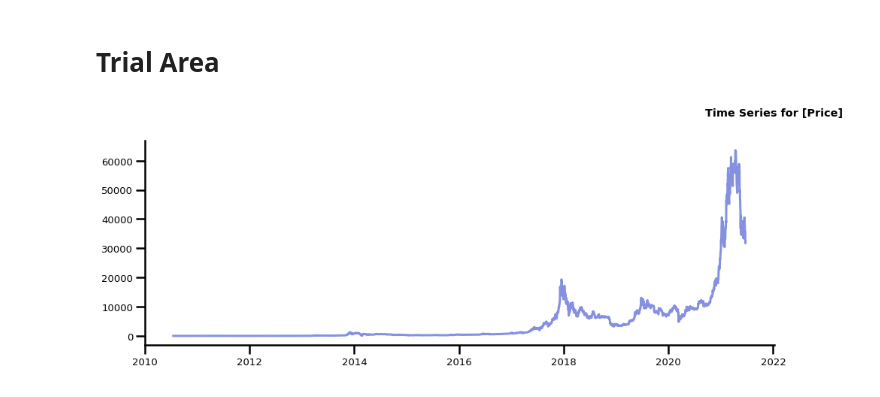
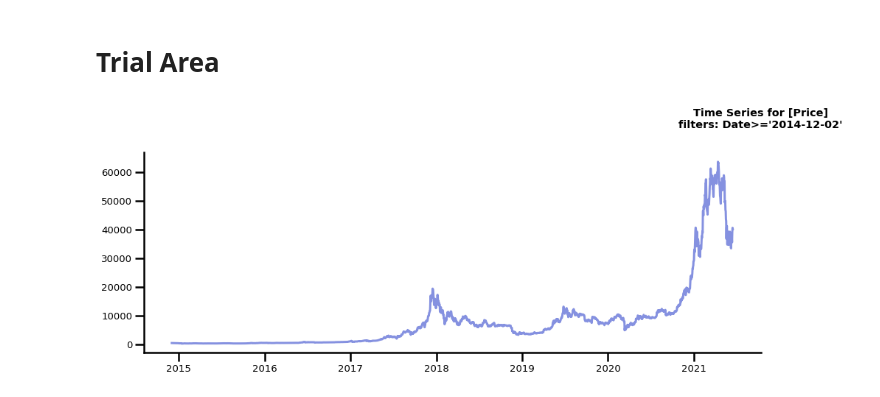
Before and after one commit to serg-razum-off/DFP-Numeric-2, a Jupyter notebook: train/btc_eda_playground.ipynb, the cells around one changed output. Cells and saved outputs as stored; diff of their text form; code cells hidden in the pictures.

```diff
--- a/train/btc_eda_playground.ipynb
+++ b/train/btc_eda_playground.ipynb
@@ -101,6 +90,7 @@ data_manager.feature_calculate(fn=lambda X: (X.diff()>0)*1,
 # %% [output]
 True
 # %%
+data_manager.data_btc = data_manager.data_btc.dropna()
 data_manager.data_btc[-5:]
 # %% [output]
 |  | Price | Open | High | Low | Vol | Growth | TOUTV | CPTRA | TOTBC | MKTCP | ... | ... |
@@ -321,6 +319,6 @@ data_manager.train_test_split(
     verbose=True,
 #     train_dates=['2017-01-01', '2020-01-01'],
 #     test_dates=['2020-01-02', '2021-06-22'],
-    pct_train=0.4
+    pct_train=0.5
 )
 # %% [output]
@@ -344,6 +342,6 @@ data_manager.save_csv(dataset=data_manager.y_test, dataset_name='y_test_cut', pa
 # %% [markdown]
 # Trial Area
 # %%
-data_manager.plt_plot_ts('Price', figsize=(15,5), filters=[])
+data_manager.plt_plot_ts('Price', figsize=(15,5), filters=["Date>='2014-12-02'"])
 # %% [output]
-[figure, old version]
+[figure, new version]
```
Also changed, not shown: parts of 16 cells of this notebook, 15 other files.
